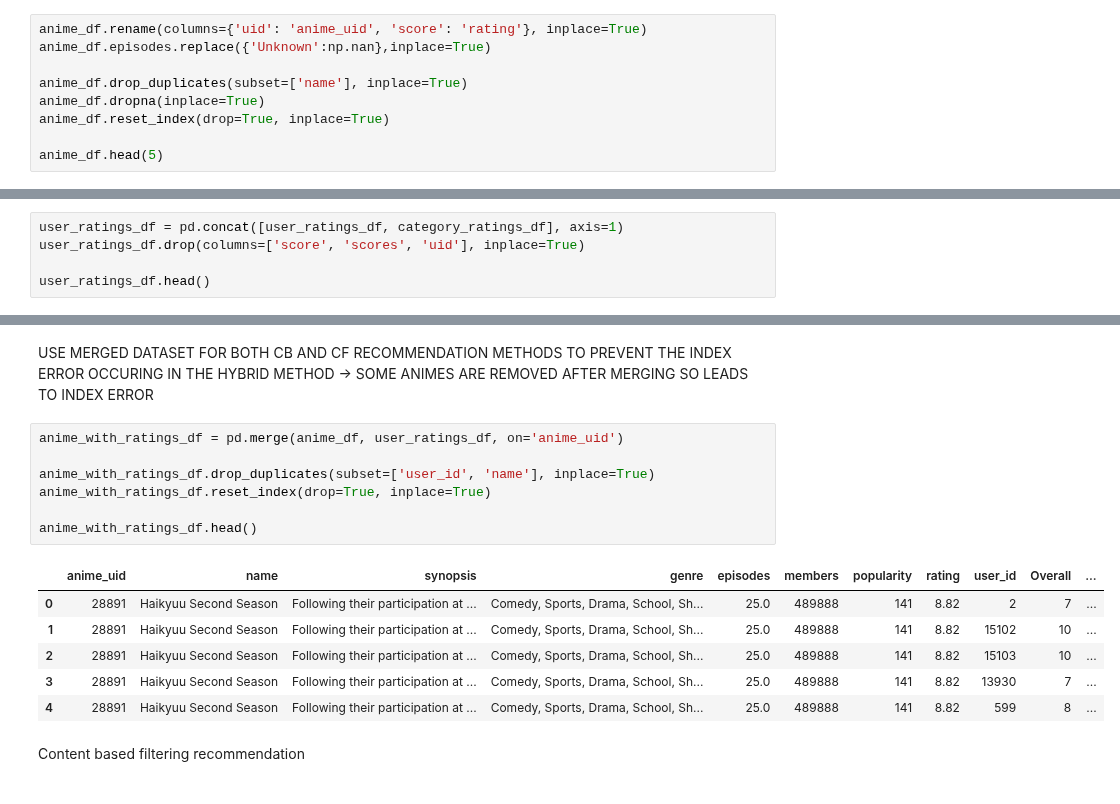
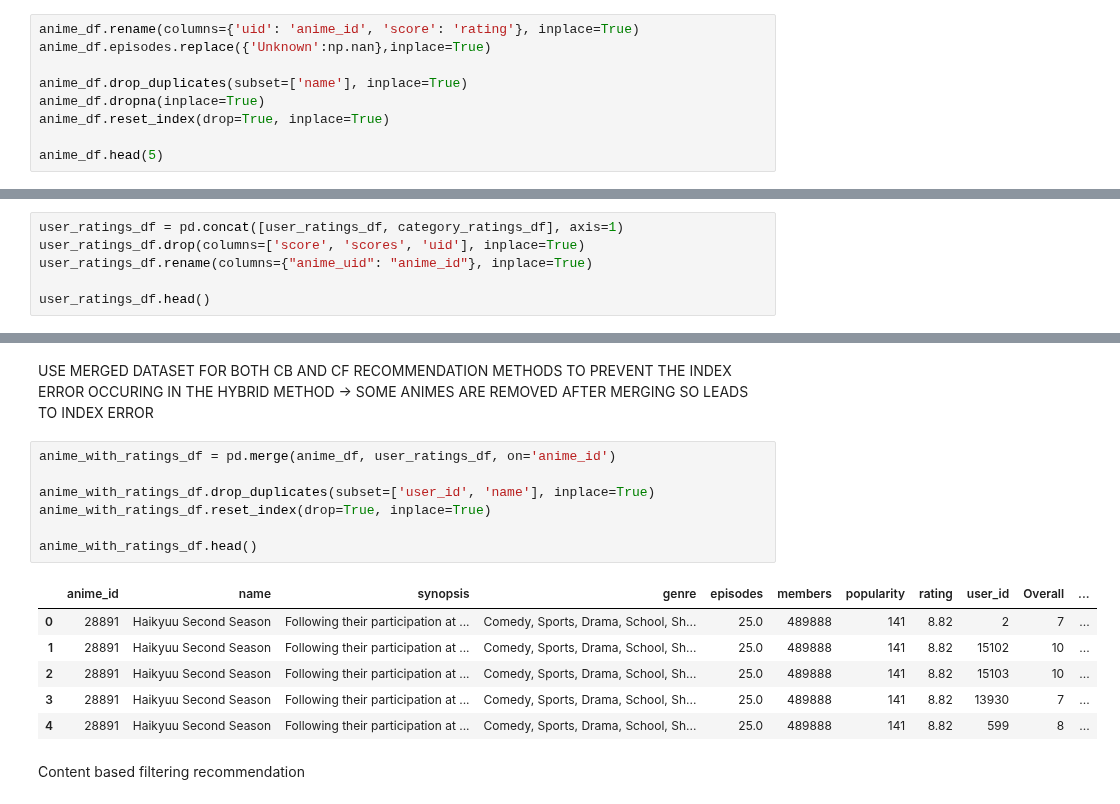
Before and after one commit to Haaris-Syed/AnimeRecommender, a Jupyter notebook: AnimeDataset-Preprocessing.ipynb, the cells around one changed output, grey strips where cells are left out. Cells and saved outputs as stored; diff of their text form.

```diff
--- a/AnimeDataset-Preprocessing.ipynb
+++ b/AnimeDataset-Preprocessing.ipynb
@@ -45,7 +45,7 @@ anime_df.head(5)
 | 3 | 5114 | Fullmetal Alchemist Brotherhood | "In order for something to be obt... | ['Action', 'Military', 'Adventure... | 64.0 | 1615084 | 4 | 9.23 |
 | 4 | 31758 | Kizumonogatari III Reiketsuhen | After helping revive the legendar... | ['Action', 'Mystery', 'Supernatur... | 1.0 | 214621 | 502 | 8.83 |
 # %%
-anime_df.rename(columns={'uid': 'anime_uid', 'score': 'rating'}, inplace=True)
+anime_df.rename(columns={'uid': 'anime_id', 'score': 'rating'}, inplace=True)
 anime_df.episodes.replace({'Unknown':np.nan},inplace=True)
 
 anime_df.drop_duplicates(subset=['name'], inplace=True)
@@ -135,6 +135,7 @@ category_ratings_df.head(10)
 # %%
 user_ratings_df = pd.concat([user_ratings_df, category_ratings_df], axis=1)
 user_ratings_df.drop(columns=['score', 'scores', 'uid'], inplace=True)
+user_ratings_df.rename(columns={"anime_uid": "anime_id"}, inplace=True)
 
 user_ratings_df.head()
 # %% [output]
@@ -147,14 +148,14 @@ user_ratings_df.head()
 # %% [markdown]
 USE MERGED DATASET FOR BOTH CB AND CF RECOMMENDATION METHODS TO PREVENT THE INDEX ERROR OCCURING IN THE HYBRID METHOD -> SOME ANIMES ARE REMOVED AFTER MERGING SO LEADS TO INDEX ERROR
 # %%
-anime_with_ratings_df = pd.merge(anime_df, user_ratings_df, on='anime_uid')
+anime_with_ratings_df = pd.merge(anime_df, user_ratings_df, on='anime_id')
 
 anime_with_ratings_df.drop_duplicates(subset=['user_id', 'name'], inplace=True)
 anime_with_ratings_df.reset_index(drop=True, inplace=True)
 
 anime_with_ratings_df.head()
 # %% [output]
-|  | anime_uid | name | synopsis | genre | episodes | members | popularity | rating | user_id | Overall | ... |
+|  | anime_id | name | synopsis | genre | episodes | members | popularity | rating | user_id | Overall | ... |
 | 0 | 28891 | Haikyuu Second Season | Following their participation at ... | Comedy, Sports, Drama, School, Sh... | 25.0 | 489888 | 141 | 8.82 | 2 | 7 | ... |
 | 1 | 28891 | Haikyuu Second Season | Following their participation at ... | Comedy, Sports, Drama, School, Sh... | 25.0 | 489888 | 141 | 8.82 | 15102 | 10 | ... |
 | 2 | 28891 | Haikyuu Second Season | Following their participation at ... | Comedy, Sports, Drama, School, Sh... | 25.0 | 489888 | 141 | 8.82 | 15103 | 10 | ... |
```
Also changed, not shown: parts of 24 cells of this notebook.
